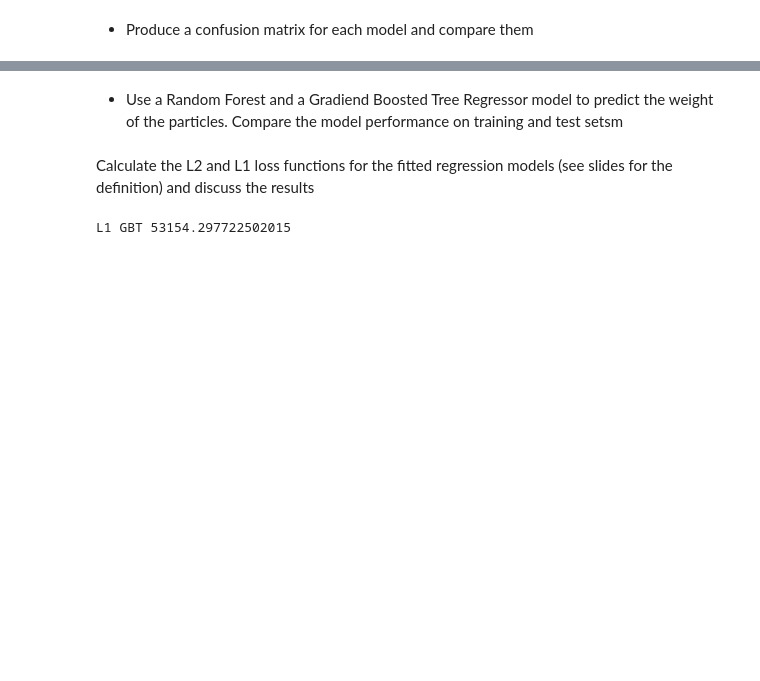
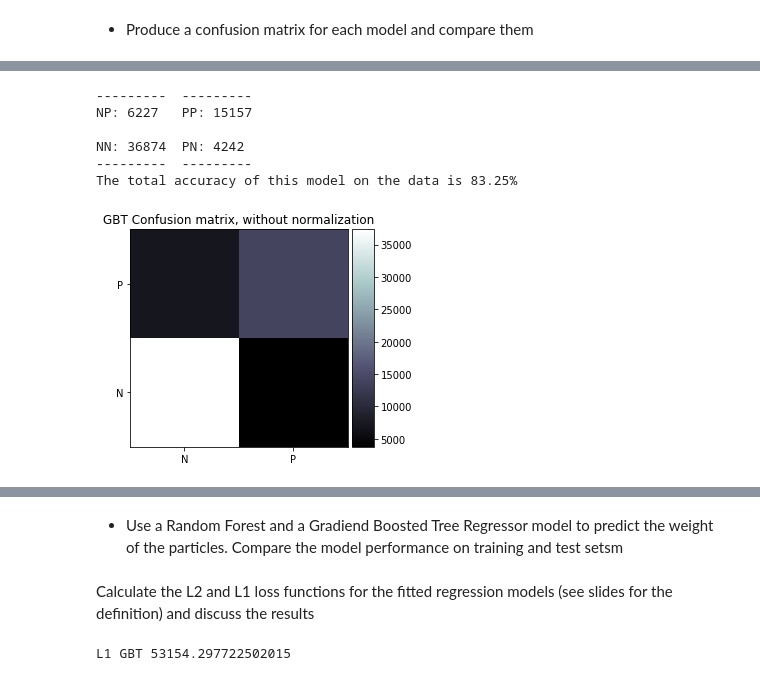
Before and after one commit to DesiPilla/DSPS_dPilla, a Jupyter notebook: HW9/higgsbosonSearch.ipynb, the cells around one changed output, grey strips where cells are left out. Cells and saved outputs as stored; diff of their text form; code cells hidden in the pictures; blank space fills up the shorter version.

```diff
--- a/HW9/higgsbosonSearch.ipynb
+++ b/HW9/higgsbosonSearch.ipynb
@@ -279,0 +295,11 @@ def plot_confusion_matrix(y_true, y_pred,
+# %%
+plot_confusion_matrix(y_true = labels[gbtTest.index], y_pred = rf.predict(gbtTest), title = 'GBT')
+confusion_matrix_numbers(gbt, gbtTest)
+# %% [output]
+---------  ---------
+NP: 6227   PP: 15157
+
+NN: 36874  PN: 4242
+---------  ---------
+The total accuracy of this model on the data is 83.25%
+[figure, added]
```
Also changed, not shown: parts of 23 cells of this notebook.
